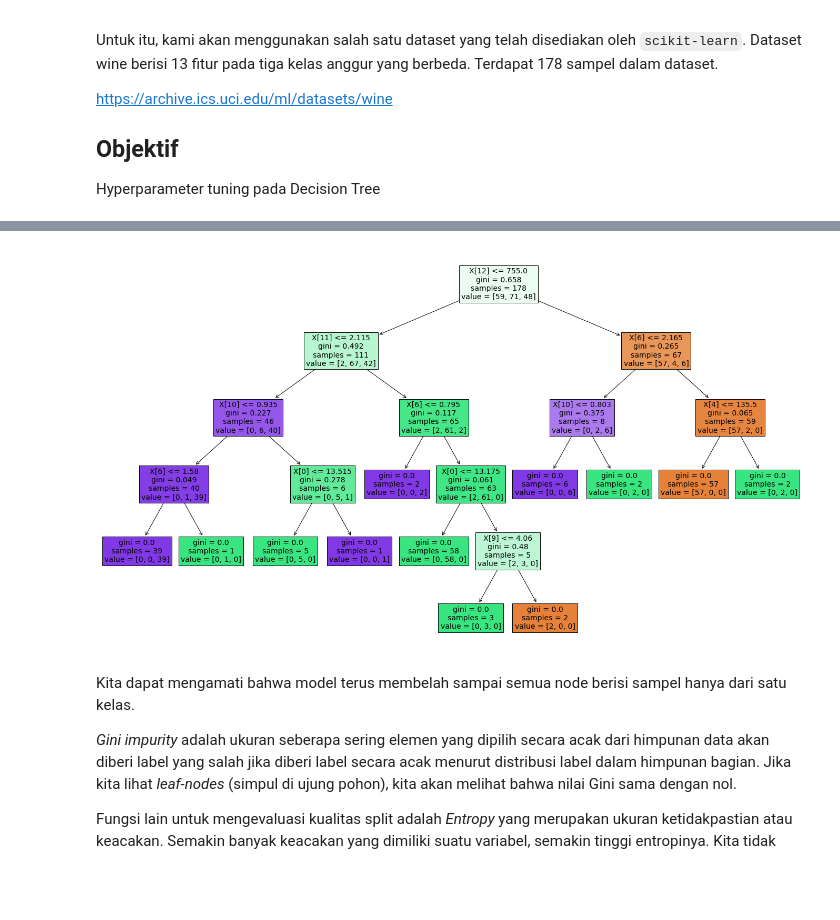
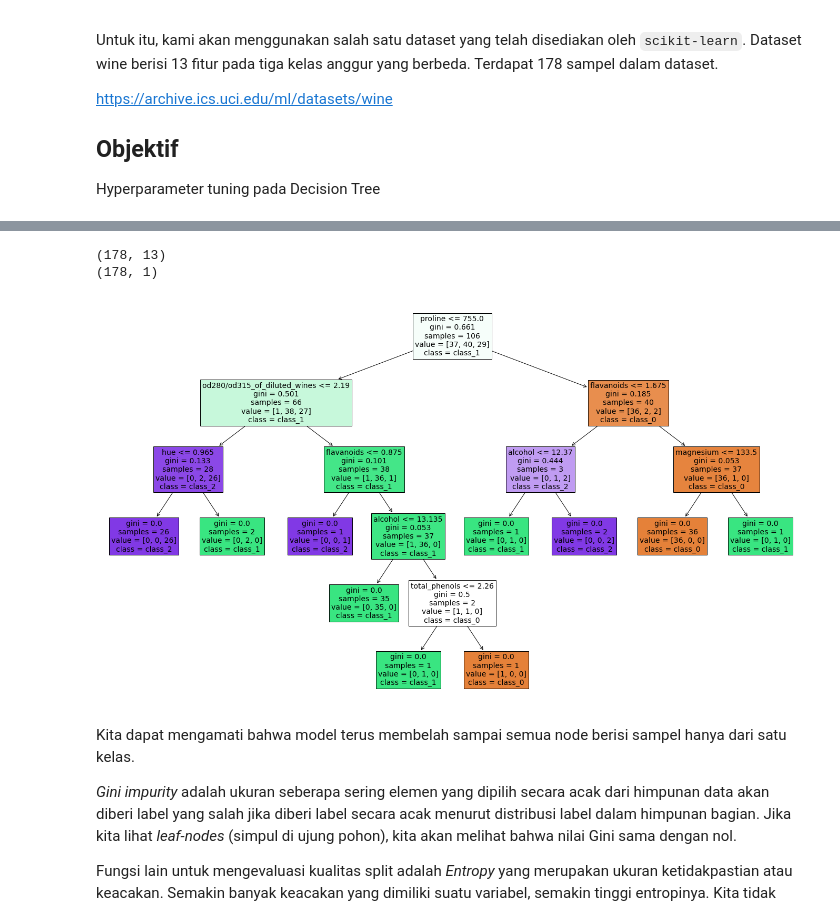
Before and after one commit to ksnugroho/ai-mastery, a Jupyter notebook: Module 5 Section 1 Lab 2 - Decision Tree (Hyperparameter Tuning).ipynb, the cells around one changed output, grey strips where cells are left out. Saved outputs shown, nothing was run; the diff lists cells and outputs as text; code cells hidden in the pictures; blank space fills up the shorter version.

```diff
--- a/Module 5 Section 1 Lab 2 - Decision Tree (Hyperparameter Tuning).ipynb
+++ b/Module 5 Section 1 Lab 2 - Decision Tree (Hyperparameter Tuning).ipynb
@@ -21,4 +21,7 @@ from sklearn.datasets import load_wine
 import matplotlib.pyplot as plt
 %matplotlib inline
 
-X, y = load_wine(return_X_y=True)
+wine = load_wine()
+
+features = pd.DataFrame(wine.data)
+labels = pd.DataFrame(wine.target)
@@ -25,14 +53,24 @@ X, y = load_wine(return_X_y=True)
+# %%
+from sklearn.model_selection import train_test_split
+
+features_train, features_test, labels_train, labels_test = train_test_split(features, labels, test_size=0.4, random_state=0)
+
+print(features.shape)
+print(labels.shape)
+# %% [output]
+(178, 13)
+(178, 1)
 # %%
 from sklearn import tree
 
 clf = tree.DecisionTreeClassifier()
-clf.fit(X, y)
+clf.fit(features_train, labels_train)
 
 plt.figure(figsize=(24,14))
-tree.plot_tree(clf, filled=True, fontsize=14)
+tree.plot_tree(clf, feature_names=wine.feature_names, class_names=wine.target_names, filled=True, fontsize=14)
 plt.show()
 # %% [output]
-[figure, old version]
+[figure, new version]
 # %% [markdown]
 Kita dapat mengamati bahwa model terus membelah sampai semua node berisi sampel hanya dari satu kelas.
 
```
Also changed, not shown: parts of 9 cells of this notebook, 2 other files.
